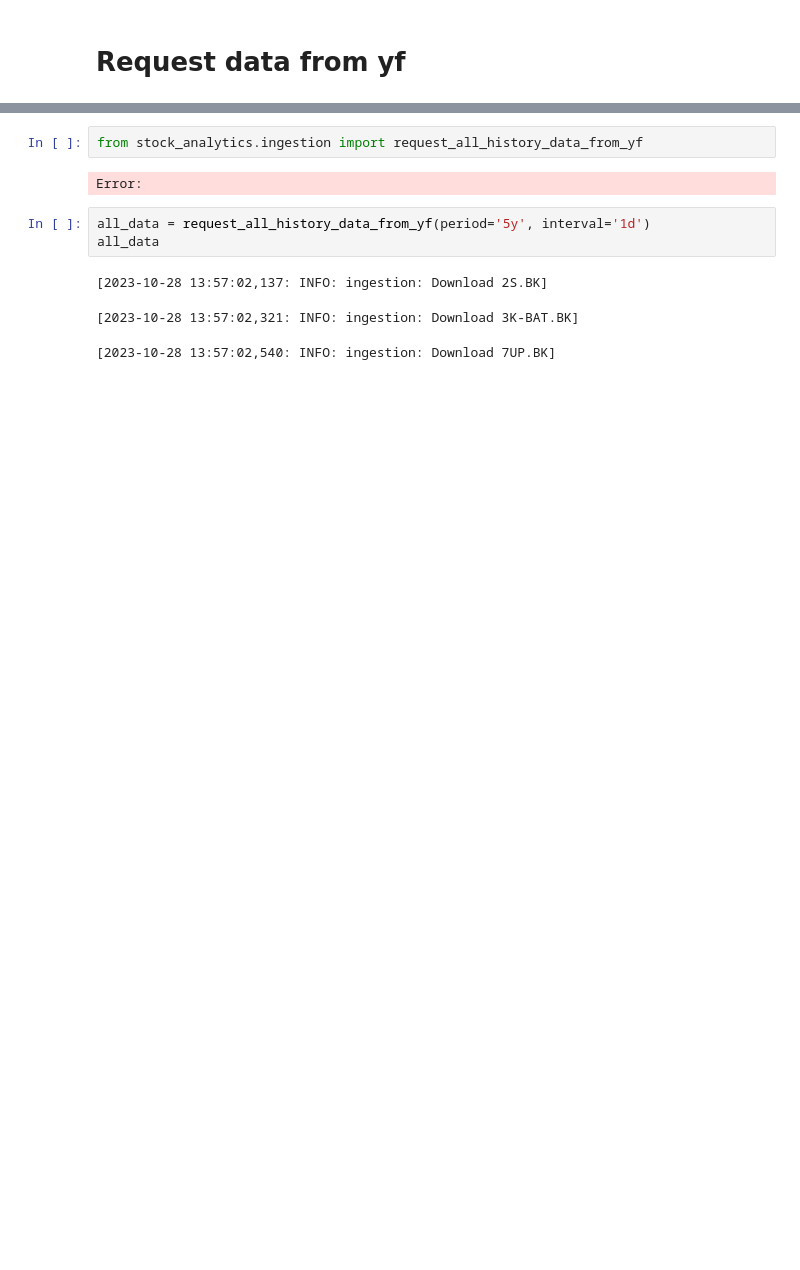
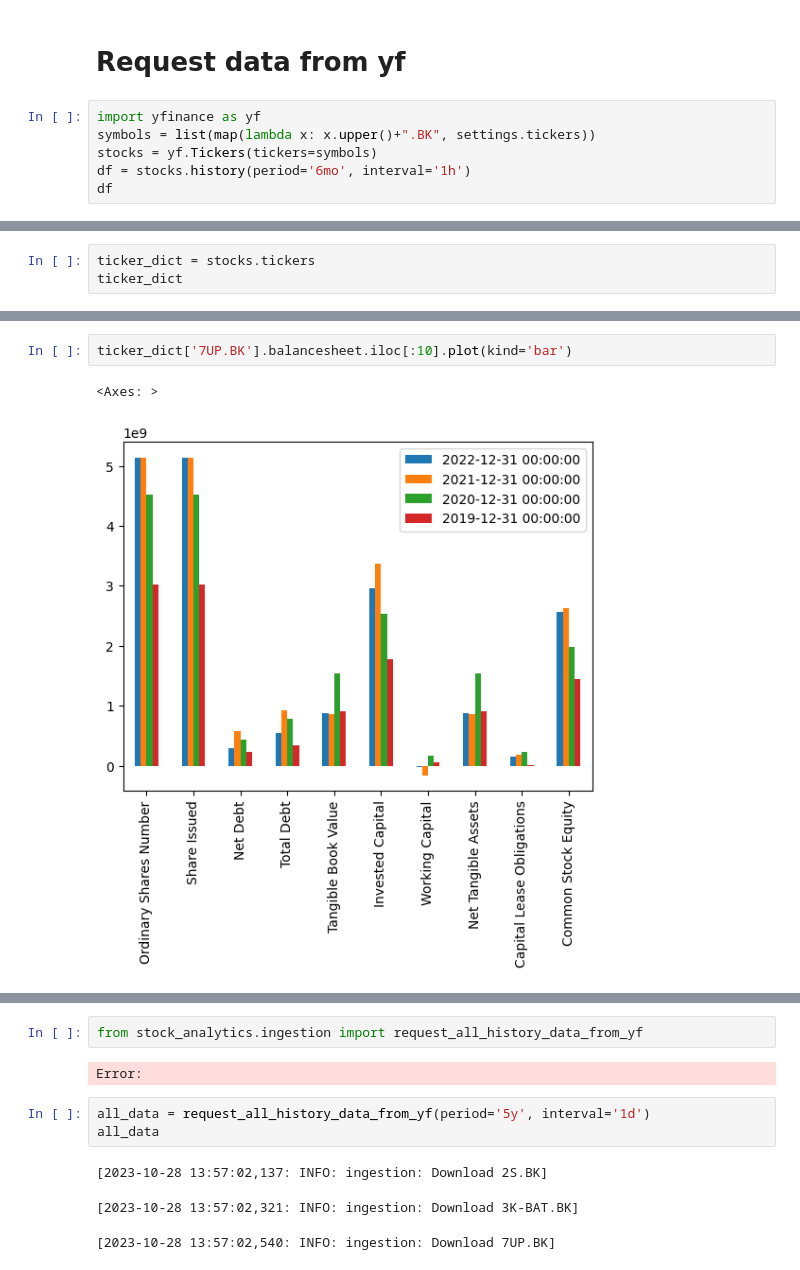
Before and after one commit to NatapolLim/Stock-Analytics, a Jupyter notebook: experiment_notebooks/0-ingest_data.ipynb, the cells around one changed output, grey strips where cells are left out. Saved outputs shown, nothing was run; the diff lists cells and outputs as text; blank space fills up the shorter version.

```diff
--- a/experiment_notebooks/0-ingest_data.ipynb
+++ b/experiment_notebooks/0-ingest_data.ipynb
@@ -56,2 +69,8 @@ NameError: name 'com_names' is not defined
 # %% [markdown]
 # Request data from yf
+# %%
+import yfinance as yf
+symbols = list(map(lambda x: x.upper()+".BK", settings.tickers))
+stocks = yf.Tickers(tickers=symbols)
+df = stocks.history(period='6mo', interval='1h')
+df
@@ -57,0 +94,3 @@ NameError: name 'com_names' is not defined
+# %%
+ticker_dict = stocks.tickers
+ticker_dict
@@ -57,0 +119,5 @@ NameError: name 'com_names' is not defined
+# %%
+ticker_dict['7UP.BK'].balancesheet.iloc[:10].plot(kind='bar')
+# %% [output]
+<Axes: >
+[figure, added]
```
Also changed, not shown: parts of 21 cells of this notebook, 3 other files.
